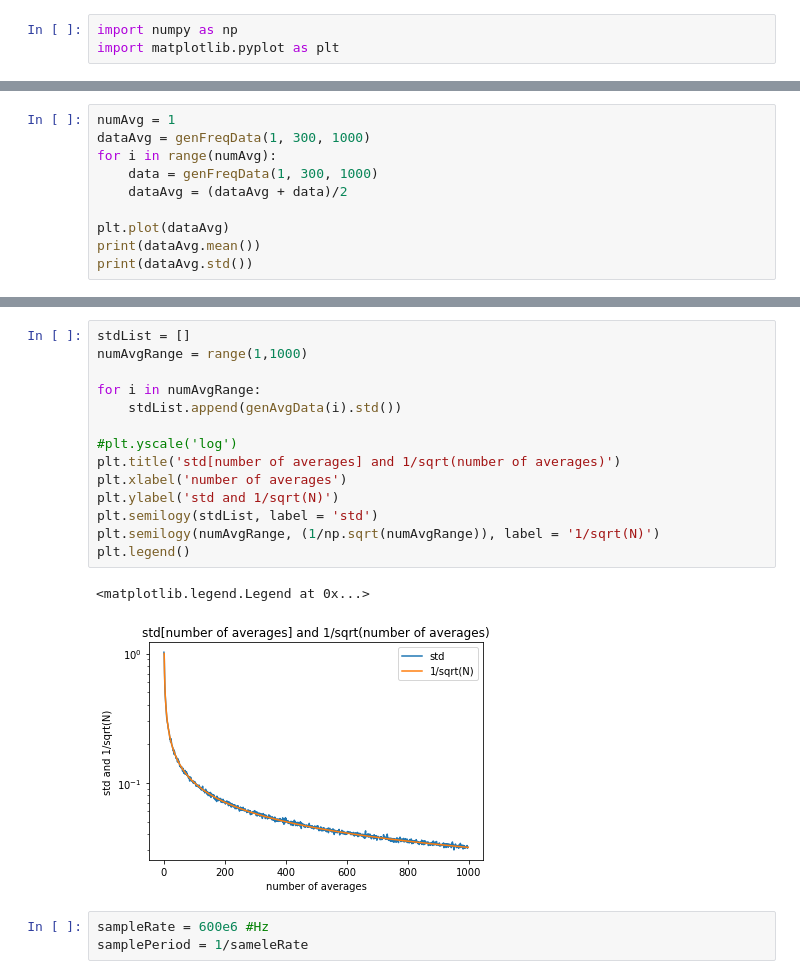
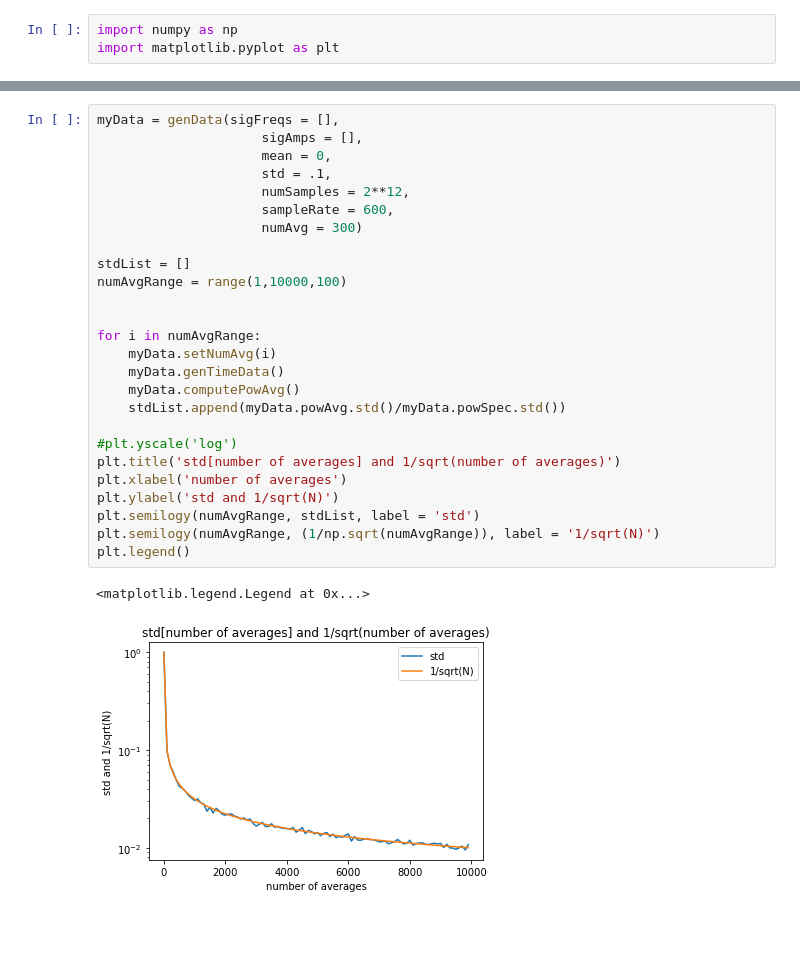
Before and after one commit to josephmlev/darkRadio, a Jupyter notebook: daqAnalysisAndExperiments/dutyCycleAntennaTermSimulation/dutyCycleAntennaTermSimulation.ipynb, the cells around one changed output, grey strips where cells are left out. Cells and saved outputs as stored; diff of their text form; blank space fills up the shorter version.

```diff
--- a/daqAnalysisAndExperiments/dutyCycleAntennaTermSimulation/dutyCycleAntennaTermSimulation.ipynb
+++ b/daqAnalysisAndExperiments/dutyCycleAntennaTermSimulation/dutyCycleAntennaTermSimulation.ipynb
@@ -90,10 +60,0 @@ plt.plot(genFreqData(100, 3000, 10000))
-# %%
-numAvg = 1
-dataAvg = genFreqData(1, 300, 1000)
-for i in range(numAvg):
-    data = genFreqData(1, 300, 1000)
-    dataAvg = (dataAvg + data)/2
-
-plt.plot(dataAvg)
-print(dataAvg.mean())
-print(dataAvg.std())
@@ -151,20 +248,29 @@ plt.plot(termData)
 # %%
+myData = genData(sigFreqs = [],
+                     sigAmps = [],
+                     mean = 0,
+                     std = .1,
+                     numSamples = 2**12,
+                     sampleRate = 600,
+                     numAvg = 300)
+
 stdList = []
-numAvgRange = range(1,1000)
+numAvgRange = range(1,10000,100)
+
 
 for i in numAvgRange:
-    stdList.append(genAvgData(i).std())
+    myData.setNumAvg(i)
+    myData.genTimeData()
+    myData.computePowAvg()
+    stdList.append(myData.powAvg.std()/myData.powSpec.std())
 
 #plt.yscale('log')
 plt.title('std[number of averages] and 1/sqrt(number of averages)')
 plt.xlabel('number of averages')
 plt.ylabel('std and 1/sqrt(N)')
-plt.semilogy(stdList, label = 'std')
+plt.semilogy(numAvgRange, stdList, label = 'std')
 plt.semilogy(numAvgRange, (1/np.sqrt(numAvgRange)), label = '1/sqrt(N)')
 plt.legend()
 # %% [output]
 <matplotlib.legend.Legend at 0x...>
-[figure, old version]
+[figure, new version]
-# %%
-sampleRate = 600e6 #Hz
-samplePeriod = 1/sameleRate
```
Also changed, not shown: parts of 27 cells of this notebook.
